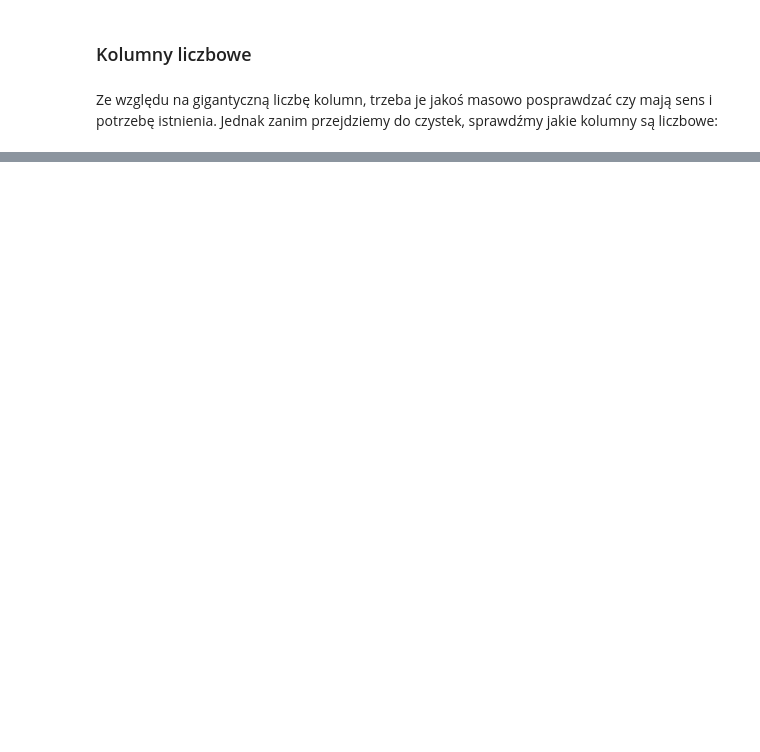
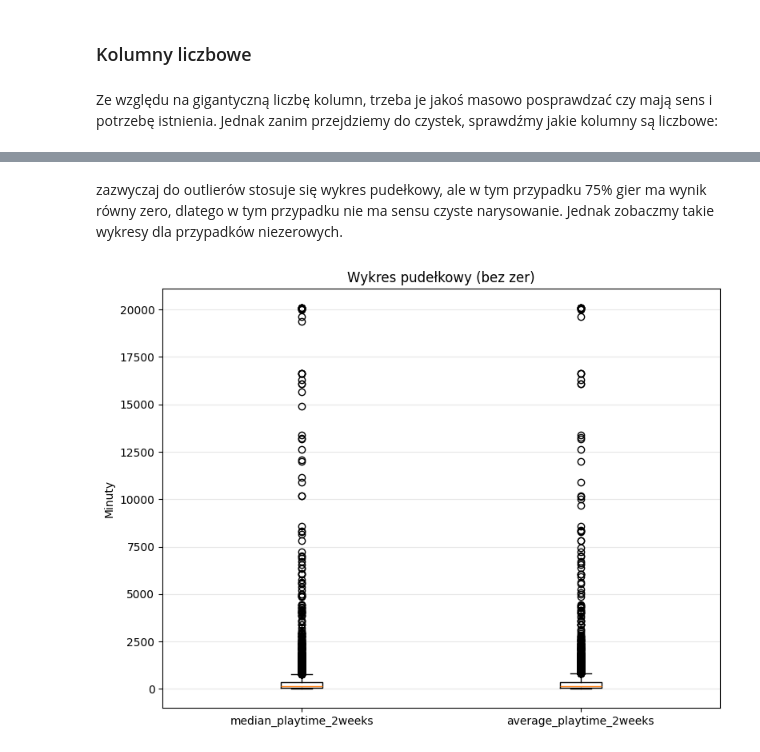
Before and after one commit to RadandMoc/Novomatic, a Jupyter notebook: task.ipynb, the cells around one changed output, grey strips where cells are left out. Cells and saved outputs as stored; diff of their text form; code cells hidden in the pictures; blank space fills up the shorter version.

```diff
--- a/task.ipynb
+++ b/task.ipynb
@@ -302,0 +385,29 @@ df = df.drop(["movies", "score_rank"])
+# %% [markdown]
+zazwyczaj do outlierów stosuje się wykres pudełkowy, ale w tym przypadku 75% gier ma wynik równy zero, dlatego w tym przypadku nie ma sensu czyste narysowanie. Jednak zobaczmy takie wykresy dla przypadków niezerowych.
+# %%
+box_df = (
+    df.select(["median_playtime_2weeks", "average_playtime_2weeks"])
+      .drop_nulls()
+      .filter(
+          (pl.col("median_playtime_2weeks") > 0) &
+          (pl.col("average_playtime_2weeks") > 0)
+      )
+)
+
+plt.figure(figsize=(8, 6))
+plt.boxplot(
+    [
+        box_df["median_playtime_2weeks"].to_numpy(),
+        box_df["average_playtime_2weeks"].to_numpy()
+    ],
+    tick_labels=["median_playtime_2weeks", "average_playtime_2weeks"],
+    showfliers=True
+)
+
+plt.title("Wykres pudełkowy (bez zer)")
+plt.ylabel("Minuty")
+plt.grid(True, axis="y", alpha=0.3)
+plt.tight_layout()
+plt.show()
+# %% [output]
+[figure, added]
```
Also changed, not shown: parts of 86 cells of this notebook, 6 other files.
